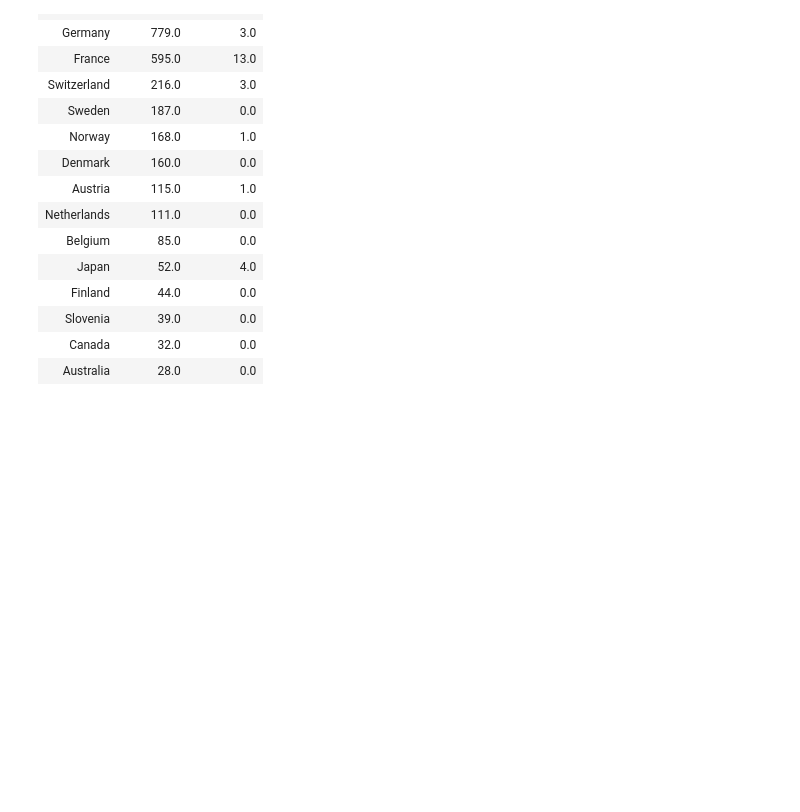
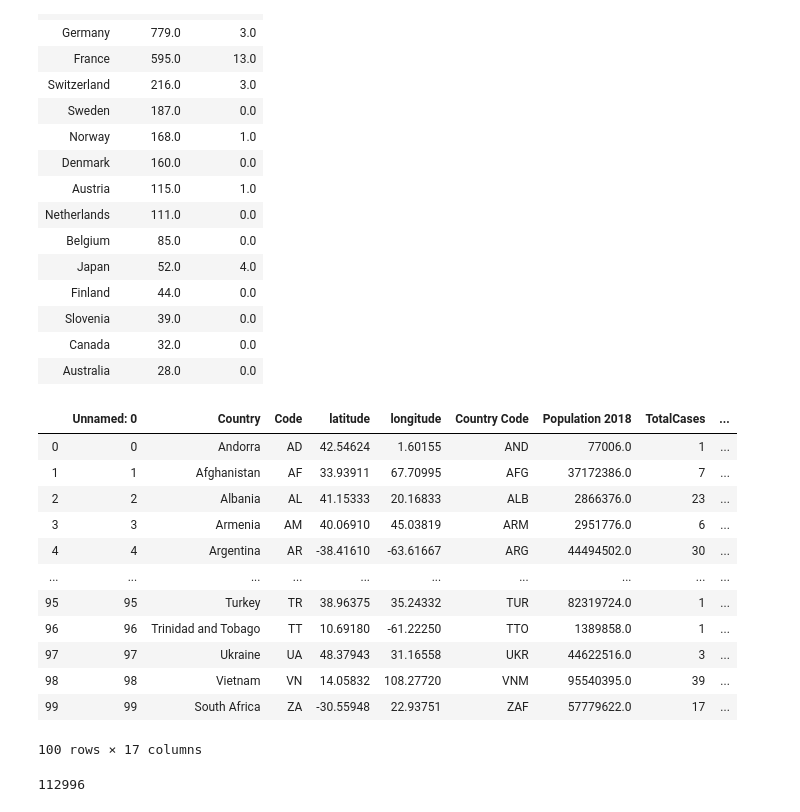
Before and after one commit to RandyPayano/Covid-19-Dashboard, a Jupyter notebook: newNoteBook.ipynb, the cells around one changed output. Saved outputs shown, nothing was run; the diff lists cells and outputs as text; code cells hidden in the pictures; blank space fills up the shorter version.

```diff
--- a/newNoteBook.ipynb
+++ b/newNoteBook.ipynb
@@ -227,0 +189,20 @@ df[['Country','NewCases','NewDeaths']]top_newcases.iloc[:10]
+# %%
+info_mongodbpairs
+# %% [output]
+|  | Unnamed: 0 | Country | Code | latitude | longitude | Country Code | Population 2018 | TotalCases | ... |
+| 0 | 0 | Andorra | AD | 42.54624 | 1.60155 | AND | 77006.0 | 1 | ... |
+| 1 | 1 | Afghanistan | AF | 33.93911 | 67.70995 | AFG | 37172386.0 | 7 | ... |
+| 2 | 2 | Albania | AL | 41.15333 | 20.16833 | ALB | 2866376.0 | 23 | ... |
+| 3 | 3 | Armenia | AM | 40.06910 | 45.03819 | ARM | 2951776.0 | 6 | ... |
+| 4 | 4 | Argentina | AR | -38.41610 | -63.61667 | ARG | 44494502.0 | 30 | ... |
+| ... | ... | ... | ... | ... | ... | ... | ... | ... | ... |
+| 95 | 95 | Turkey | TR | 38.96375 | 35.24332 | TUR | 82319724.0 | 1 | ... |
+| 96 | 96 | Trinidad and Tobago | TT | 10.69180 | -61.22250 | TTO | 1389858.0 | 1 | ... |
+| 97 | 97 | Ukraine | UA | 48.37943 | 31.16558 | UKR | 44622516.0 | 3 | ... |
+| 98 | 98 | Vietnam | VN | 14.05832 | 108.27720 | VNM | 95540395.0 | 39 | ... |
+| 99 | 99 | South Africa | ZA | -30.55948 | 22.93751 | ZAF | 57779622.0 | 17 | ... |
+100 rows × 17 columns
+# %%
+info_mongodbpairs['TotalCases'].sum()
+# %% [output]
+112996
```
Also changed, not shown: parts of 48 cells of this notebook, 11 other files.
